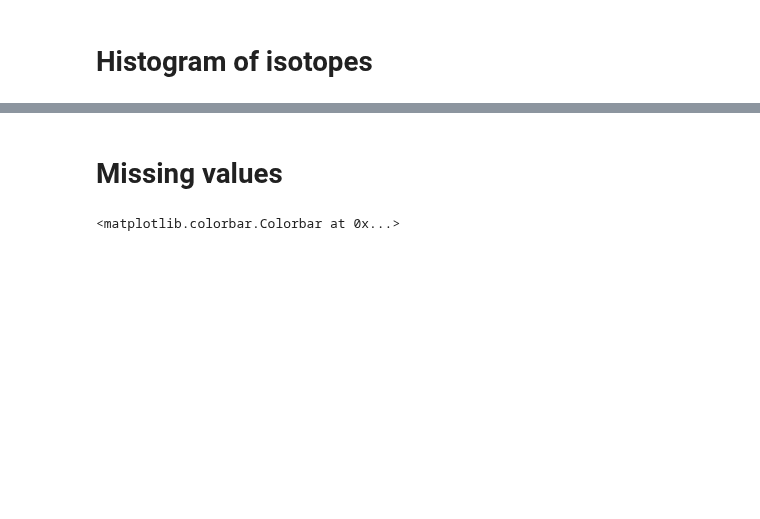
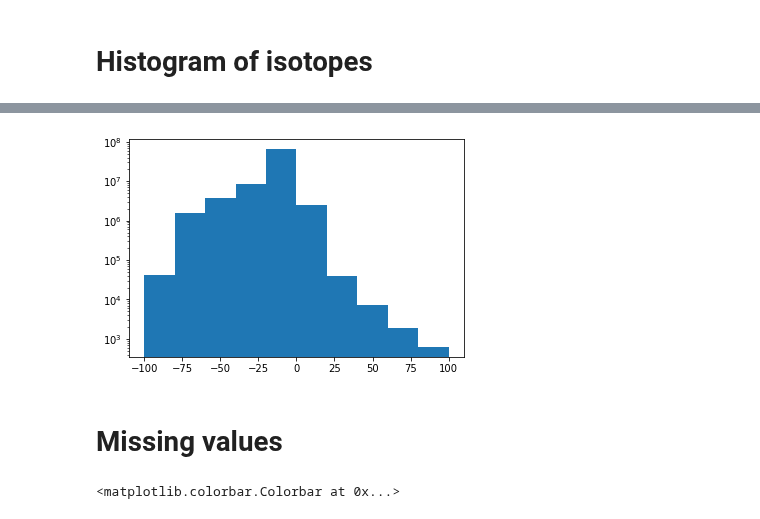
Before and after one commit to jonathanwider/isoEm, a Jupyter notebook: Untitled1.ipynb, the cells around one changed output, grey strips where cells are left out. Cells and saved outputs as stored; diff of their text form; code cells hidden in the pictures; blank space fills up the shorter version.

```diff
--- a/Untitled1.ipynb
+++ b/Untitled1.ipynb
@@ -245,3 +245,8 @@ plt.legend()
+# %%
+plt.hist(dnew_iHadCM3,bins=np.linspace(-100,100,11))
+plt.yscale("log")
+# %% [output]
+[figure, added]
 # %% [markdown]
 # Missing values
 # %%
```
Also changed, not shown: parts of 29 cells of this notebook, 5 other files.
